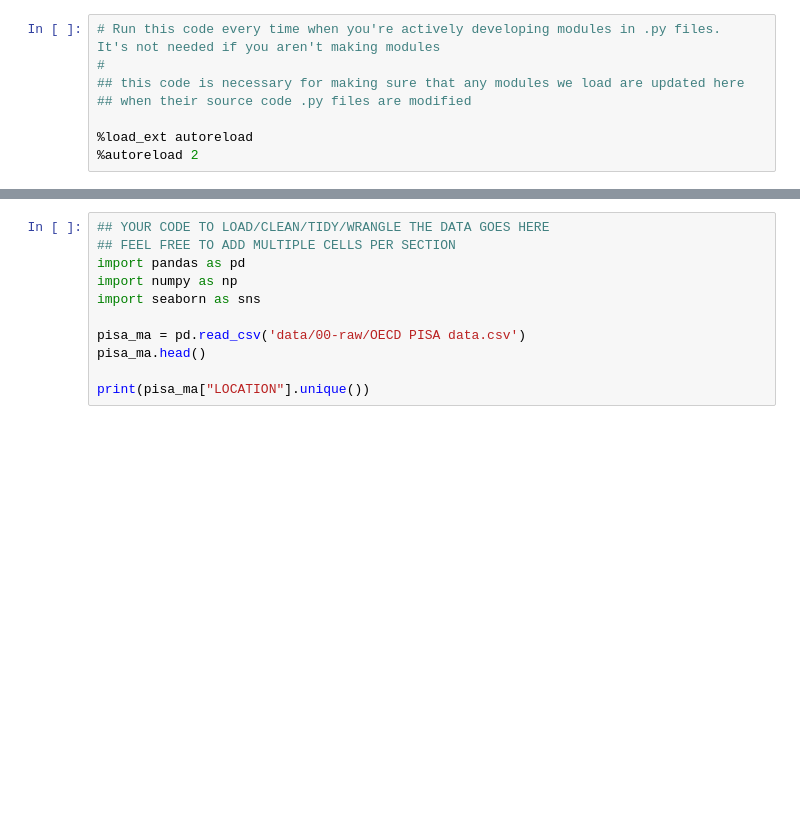
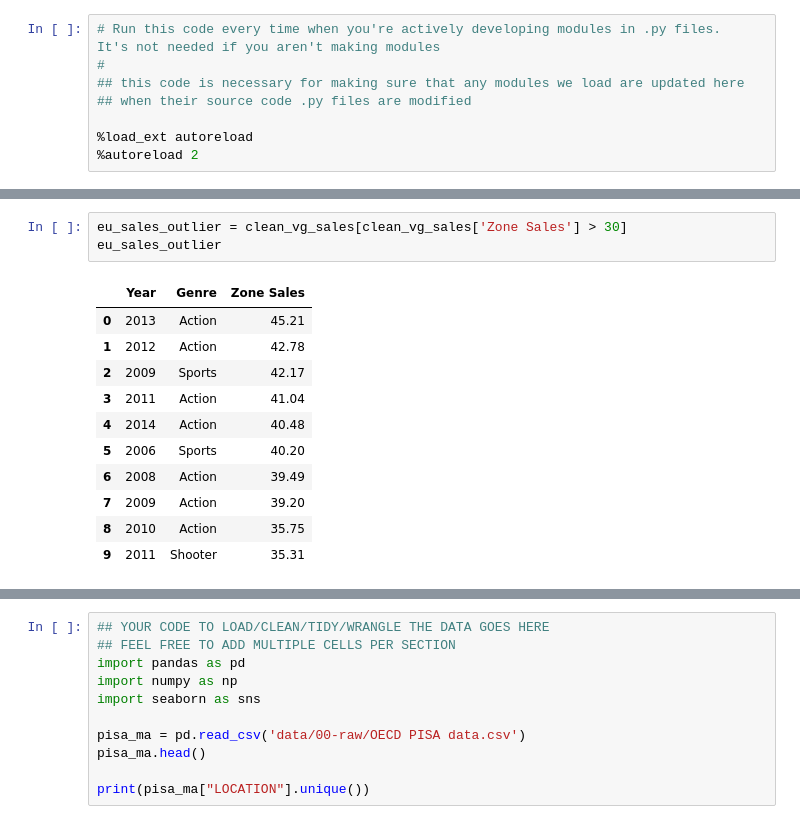
Before and after one commit to COGS108/Group037_WI26, a Jupyter notebook: 02-EDACheckpoint.ipynb, the cells around one changed output, grey strips where cells are left out. Cells and saved outputs as stored; diff of their text form; blank space fills up the shorter version.

```diff
--- a/02-EDACheckpoint.ipynb
+++ b/02-EDACheckpoint.ipynb
@@ -100,0 +211,15 @@ Instructions: REPLACE the contents of this cell and the one below with your work
+# %%
+eu_sales_outlier = clean_vg_sales[clean_vg_sales['Zone Sales'] > 30]
+eu_sales_outlier
+# %% [output]
+|  | Year | Genre | Zone Sales |
+| 0 | 2013 | Action | 45.21 |
+| 1 | 2012 | Action | 42.78 |
+| 2 | 2009 | Sports | 42.17 |
+| 3 | 2011 | Action | 41.04 |
+| 4 | 2014 | Action | 40.48 |
+| 5 | 2006 | Sports | 40.20 |
+| 6 | 2008 | Action | 39.49 |
+| 7 | 2009 | Action | 39.20 |
+| 8 | 2010 | Action | 35.75 |
+| 9 | 2011 | Shooter | 35.31 |
```
Also changed, not shown: parts of 21 cells of this notebook.
